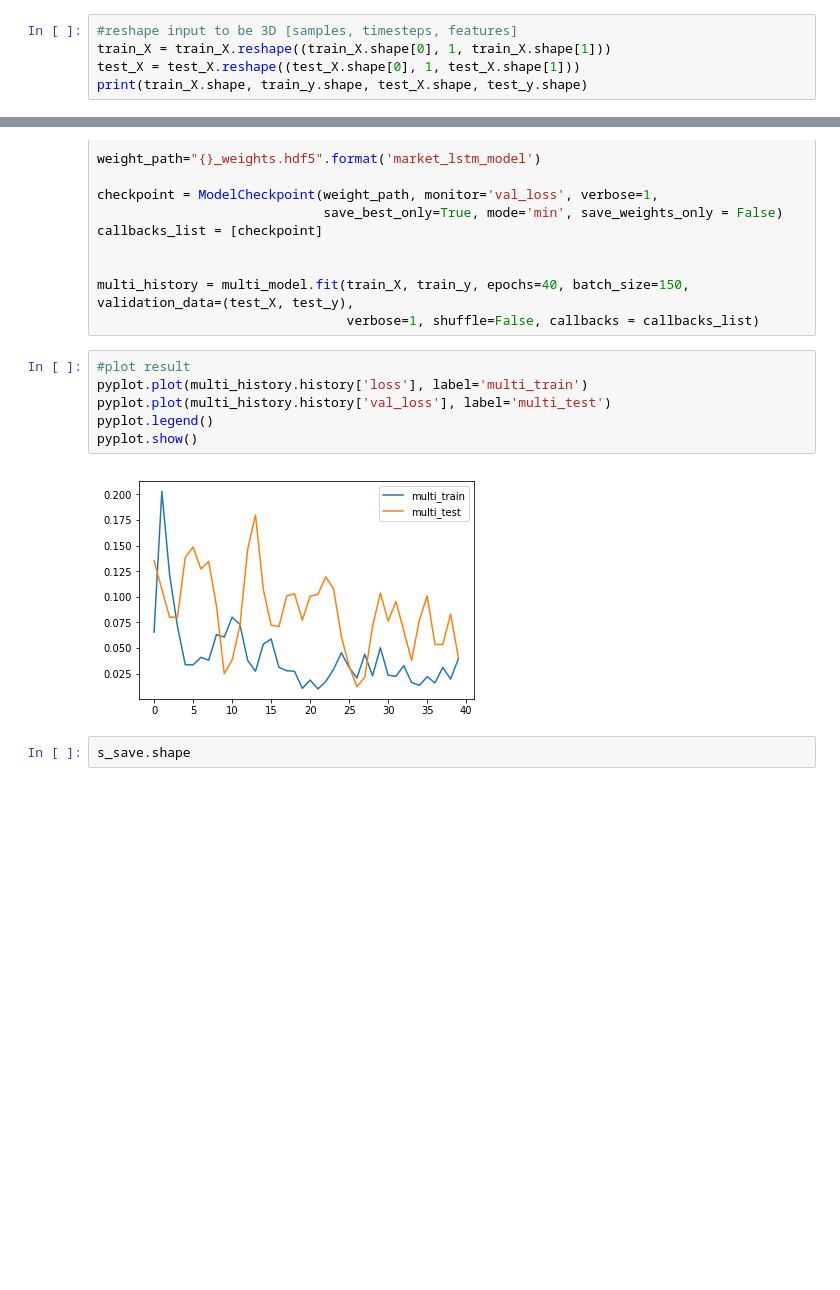
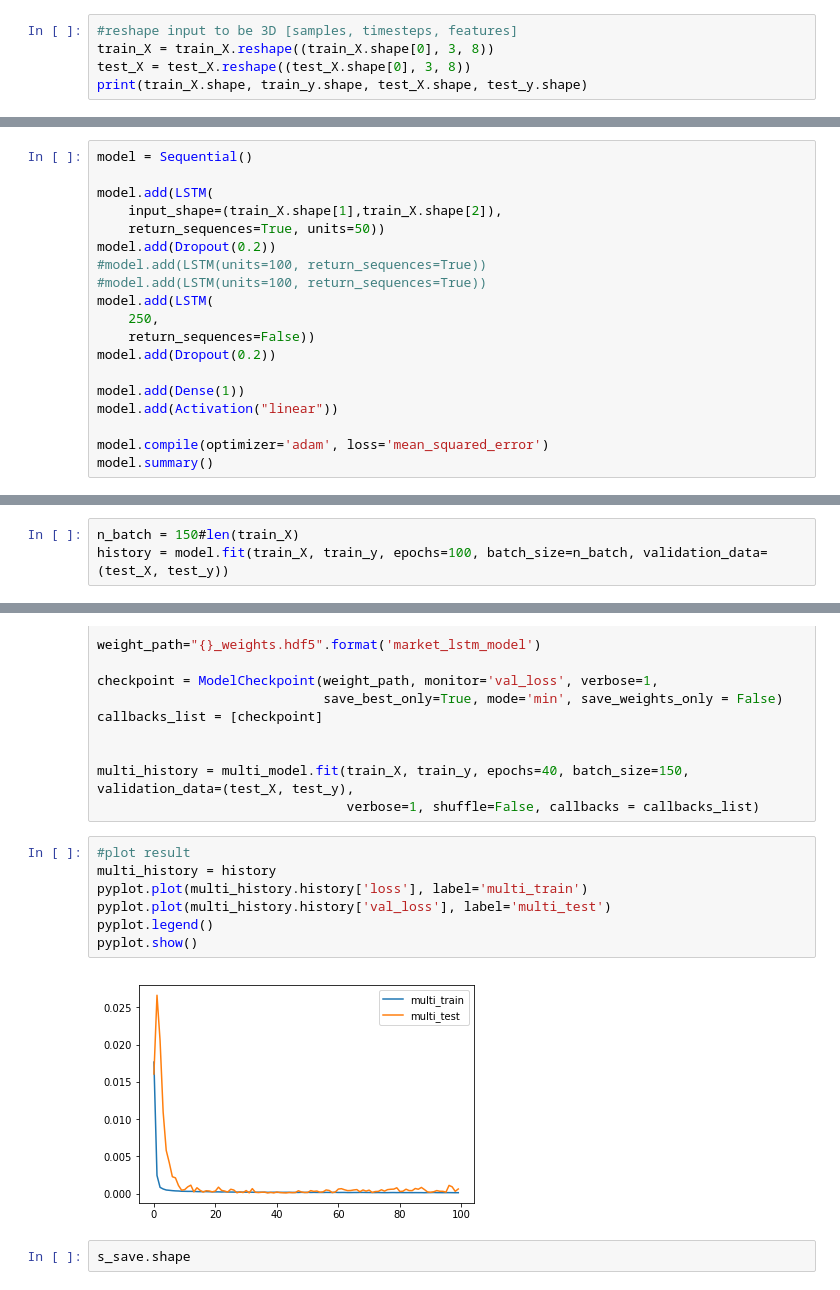
Before and after one commit to richychn/market-modeling, a Jupyter notebook: lstm/updated_lstm.ipynb, the cells around one changed output, grey strips where cells are left out. Cells and saved outputs as stored; diff of their text form; blank space fills up the shorter version.

```diff
--- a/lstm/updated_lstm.ipynb
+++ b/lstm/updated_lstm.ipynb
@@ -421,6 +406,6 @@ array([[0.02005667, 0.80840165, 0.85214452, ..., 0.76894751, 0.34661354,
 # %%
 #reshape input to be 3D [samples, timesteps, features]
-train_X = train_X.reshape((train_X.shape[0], 1, train_X.shape[1]))
-test_X = test_X.reshape((test_X.shape[0], 1, test_X.shape[1]))
+train_X = train_X.reshape((train_X.shape[0], 3, 8))
+test_X = test_X.reshape((test_X.shape[0], 3, 8))
 print(train_X.shape, train_y.shape, test_X.shape, test_y.shape)
 # %% [output]
@@ -452,2 +435,21 @@ array([[[0.24545687, 0.07479508, 0.2234763 , ..., 0.22249937,
 # %% [markdown]
 # Model 2
+# %%
+model = Sequential()
+
+model.add(LSTM(
+    input_shape=(train_X.shape[1],train_X.shape[2]),
+    return_sequences=True, units=50))
+model.add(Dropout(0.2))
+#model.add(LSTM(units=100, return_sequences=True))
+#model.add(LSTM(units=100, return_sequences=True))
+model.add(LSTM(
+    250,
+    return_sequences=False))
+model.add(Dropout(0.2))
+
+model.add(Dense(1))
+model.add(Activation("linear"))
+
+model.compile(optimizer='adam', loss='mean_squared_error')
+model.summary()
@@ -453,0 +476,3 @@ array([[[0.24545687, 0.07479508, 0.2234763 , ..., 0.22249937,
+# %%
+n_batch = 150#len(train_X)
+history = model.fit(train_X, train_y, epochs=100, batch_size=n_batch, validation_data=(test_X, test_y))
@@ -471,12 +514,13 @@ multi_history = multi_model.fit(train_X, train_y, epochs=40, batch_size=150, val
                                 verbose=1, shuffle=False, callbacks = callbacks_list)
 # %%
 #plot result
+multi_history = history
 pyplot.plot(multi_history.history['loss'], label='multi_train')
 pyplot.plot(multi_history.history['val_loss'], label='multi_test')
 pyplot.legend()
 pyplot.show()
 # %% [output]
-[figure, old version]
+[figure, new version]
 # %%
 s_save.shape
 # %% [output]
```
Also changed, not shown: parts of 16 cells of this notebook, 8 other files.
